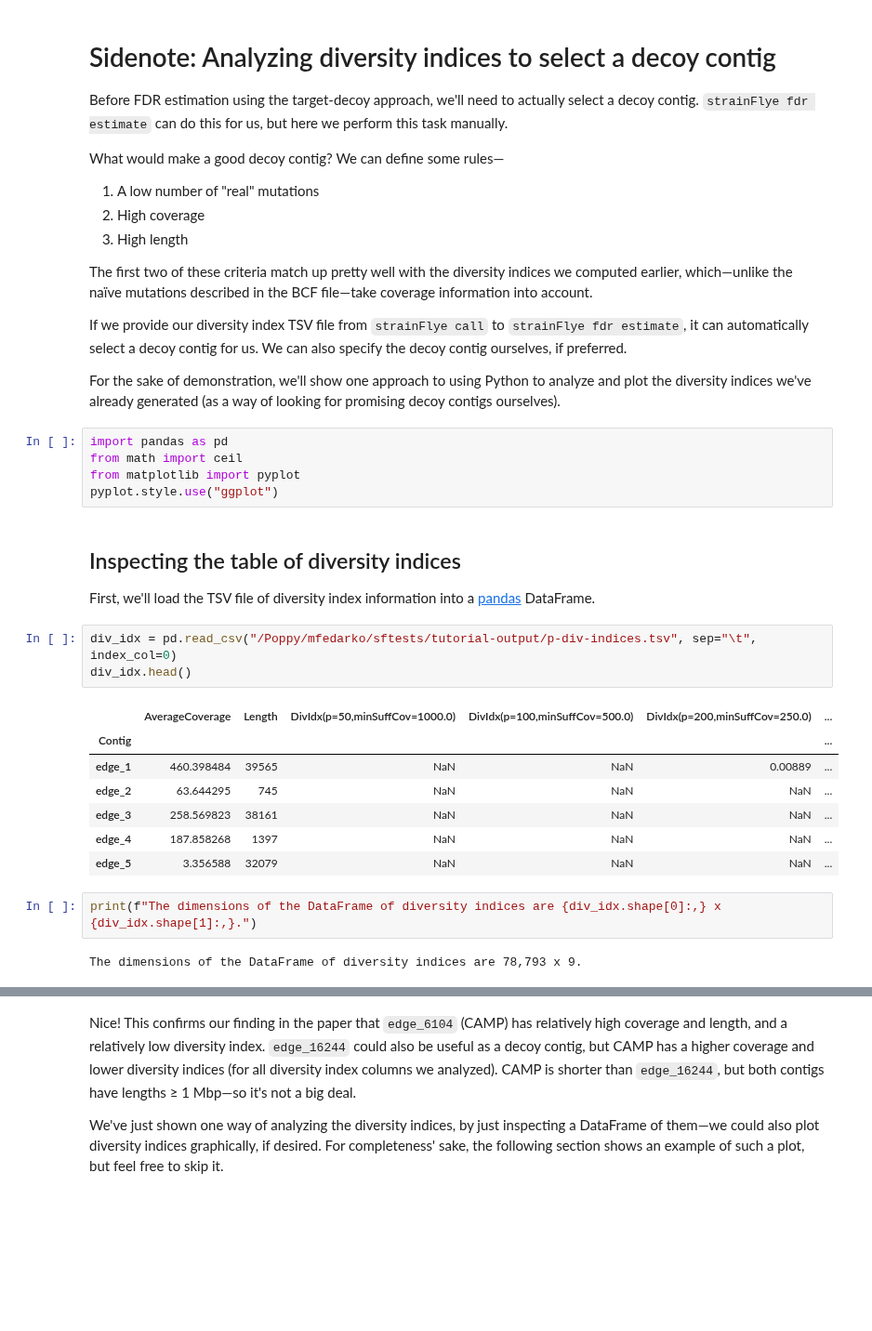
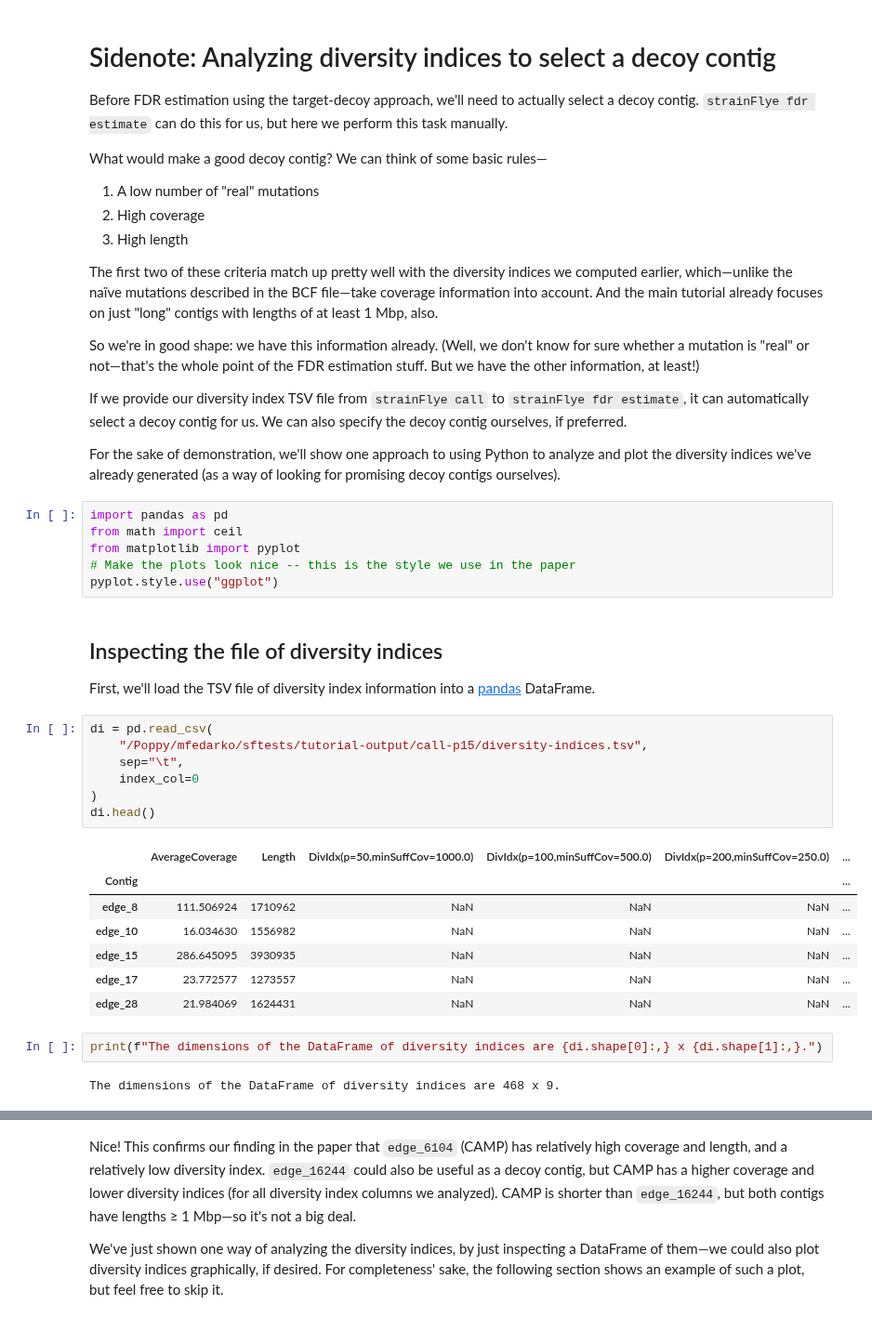
Before and after one commit to fedarko/strainFlye, a Jupyter notebook: docs/AnalyzingDiversityIndices.ipynb, the cells around one changed output, grey strips where cells are left out. Shown at 93% size. Cells and saved outputs as stored; diff of their text form; blank space fills up the shorter version.

```diff
--- a/docs/AnalyzingDiversityIndices.ipynb
+++ b/docs/AnalyzingDiversityIndices.ipynb
@@ -3,13 +3,15 @@
 
 Before FDR estimation using the target-decoy approach, we'll need to actually select a decoy contig. `strainFlye fdr estimate` can do this for us, but here we perform this task manually.
 
-What would make a good decoy contig? We can define some rules—
+What would make a good decoy contig? We can think of some basic rules—
 
 1. A low number of "real" mutations
 2. High coverage
 3. High length
 
-The first two of these criteria match up pretty well with the diversity indices we computed earlier, which—unlike the naïve mutations described in the BCF file—take coverage information into account.
+The first two of these criteria match up pretty well with the diversity indices we computed earlier, which—unlike the naïve mutations described in the BCF file—take coverage information into account. And the main tutorial already focuses on just "long" contigs with lengths of at least 1 Mbp, also.
+
+So we're in good shape: we have this information already. (Well, we don't know for sure whether a mutation is "real" or not—that's the whole point of the FDR estimation stuff. But we have the other information, at least!)
 
 If we provide our diversity index TSV file from `strainFlye call` to `strainFlye fdr estimate`, it can automatically select a decoy contig for us. We can also specify the decoy contig ourselves, if preferred.
 
@@ -18,24 +20,29 @@ For the sake of demonstration, we'll show one approach to using Python to analyz
 import pandas as pd
 from math import ceil
 from matplotlib import pyplot
+# Make the plots look nice -- this is the style we use in the paper
 pyplot.style.use("ggplot")
 # %% [markdown]
-## Inspecting the table of diversity indices
+## Inspecting the file of diversity indices
 
 First, we'll load the TSV file of diversity index information into a [pandas](https://pandas.pydata.org/) DataFrame.
 # %%
-div_idx = pd.read_csv("/Poppy/mfedarko/sftests/tutorial-output/p-div-indices.tsv", sep="\t", index_col=0)
-div_idx.head()
+di = pd.read_csv(
+    "/Poppy/mfedarko/sftests/tutorial-output/call-p15/diversity-indices.tsv",
+    sep="\t",
+    index_col=0
+)
+di.head()
 # %% [output]
 |  | AverageCoverage | Length | DivIdx(p=50,minSuffCov=1000.0) | DivIdx(p=100,minSuffCov=500.0) | DivIdx(p=200,minSuffCov=250.0) | ... |
 | Contig |  |  |  |  |  | ... |
-| edge_1 | 460.398484 | 39565 | NaN | NaN | 0.00889 | ... |
-| edge_2 | 63.644295 | 745 | NaN | NaN | NaN | ... |
-| edge_3 | 258.569823 | 38161 | NaN | NaN | NaN | ... |
-| edge_4 | 187.858268 | 1397 | NaN | NaN | NaN | ... |
-| edge_5 | 3.356588 | 32079 | NaN | NaN | NaN | ... |
+| edge_8 | 111.506924 | 1710962 | NaN | NaN | NaN | ... |
+| edge_10 | 16.034630 | 1556982 | NaN | NaN | NaN | ... |
+| edge_15 | 286.645095 | 3930935 | NaN | NaN | NaN | ... |
+| edge_17 | 23.772577 | 1273557 | NaN | NaN | NaN | ... |
+| edge_28 | 21.984069 | 1624431 | NaN | NaN | NaN | ... |
 # %%
-print(f"The dimensions of the DataFrame of diversity indices are {div_idx.shape[0]:,} x {div_idx.shape[1]:,}.")
+print(f"The dimensions of the DataFrame of diversity indices are {di.shape[0]:,} x {di.shape[1]:,}.")
 # %% [output]
-The dimensions of the DataFrame of diversity indices are 78,793 x 9.
+The dimensions of the DataFrame of diversity indices are 468 x 9.
 # %% [markdown]
```
Also changed, not shown: parts of 7 cells of this notebook, 2 other files.
